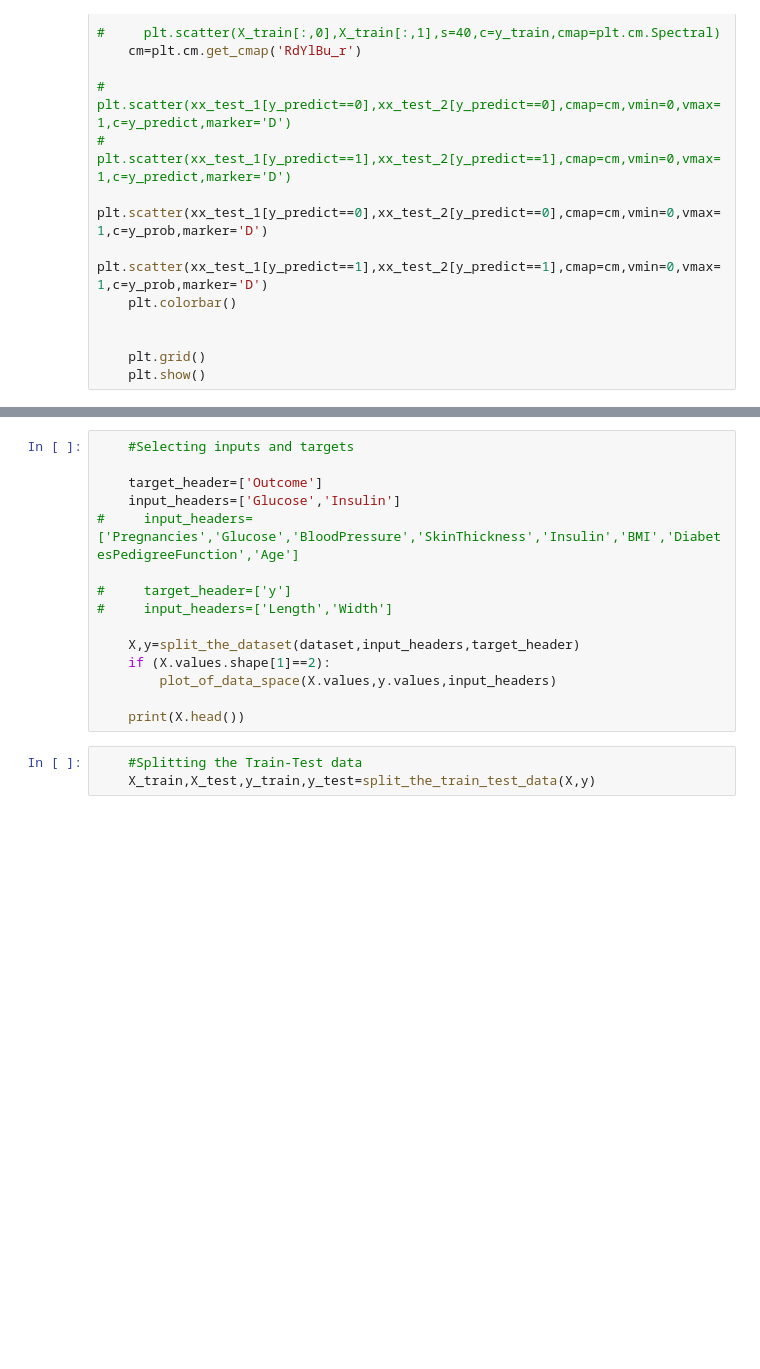
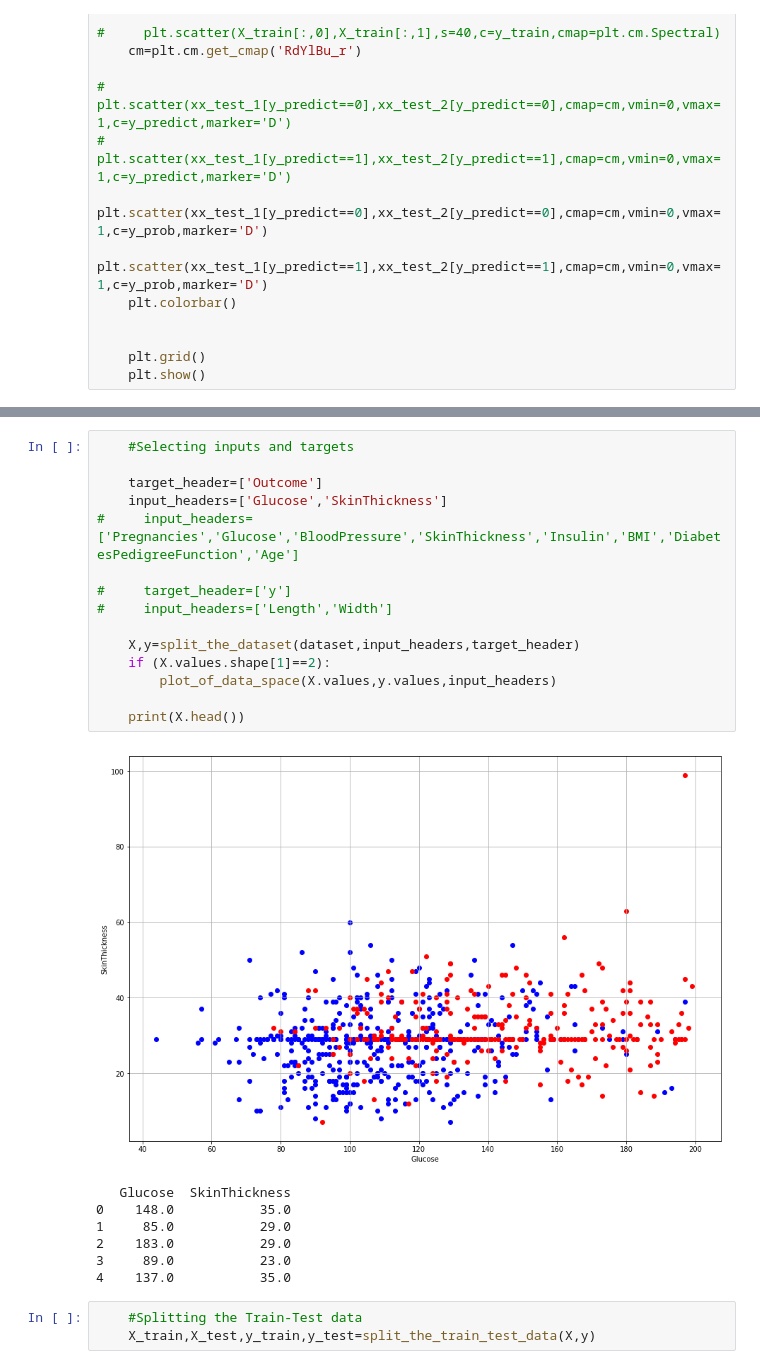
Before and after one commit to DJimmie/Machine-Learning-Classification-scikit-learn, a Jupyter notebook: Logistic Regression/Logistic_Regression.ipynb, the cells around one changed output, grey strips where cells are left out. Cells and saved outputs as stored; diff of their text form; blank space fills up the shorter version.

```diff
--- a/Logistic Regression/Logistic_Regression.ipynb
+++ b/Logistic Regression/Logistic_Regression.ipynb
@@ -357,18 +355,26 @@ if __name__ == "__main__":
 # %%
     #Selecting inputs and targets
 
     target_header=['Outcome']
-    input_headers=['Glucose','Insulin']
+    input_headers=['Glucose','SkinThickness']
 #     input_headers=['Pregnancies','Glucose','BloodPressure','SkinThickness','Insulin','BMI','DiabetesPedigreeFunction','Age']
 
 #     target_header=['y']
 #     input_headers=['Length','Width']
 
     X,y=split_the_dataset(dataset,input_headers,target_header)
     if (X.values.shape[1]==2):
         plot_of_data_space(X.values,y.values,input_headers)
 
     print(X.head())
+# %% [output]
+[figure, added]
+   Glucose  SkinThickness
+0    148.0           35.0
+1     85.0           29.0
+2    183.0           29.0
+3     89.0           23.0
+4    137.0           35.0
 # %%
     #Splitting the Train-Test data
     X_train,X_test,y_train,y_test=split_the_train_test_data(X,y)
```
Also changed, not shown: parts of 14 cells of this notebook.
